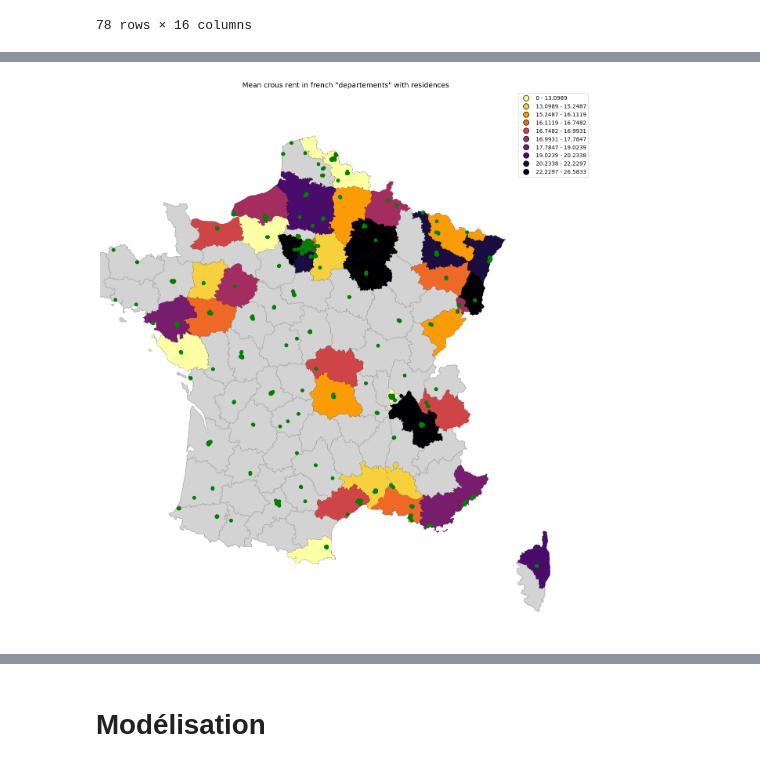
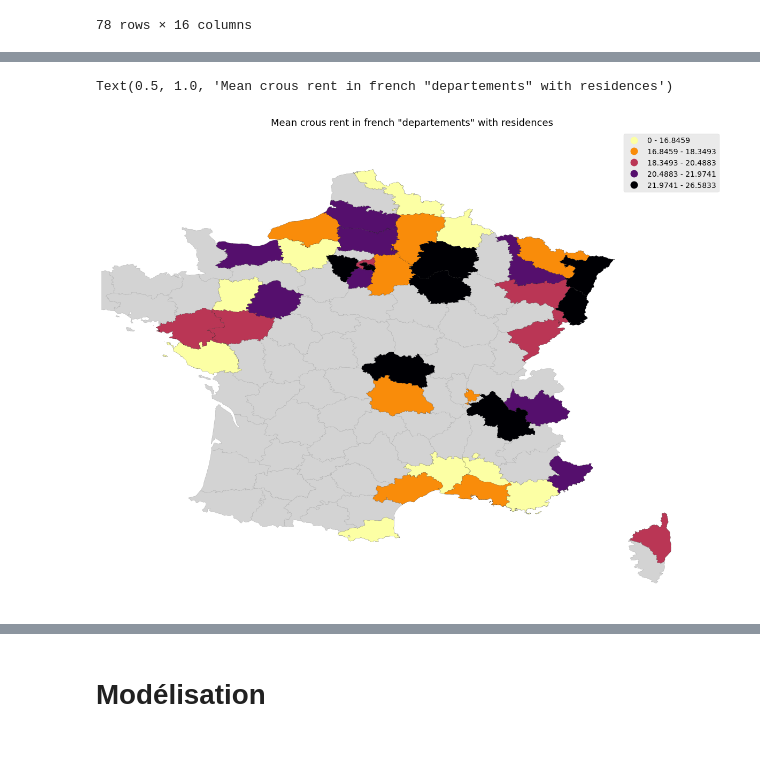
Before and after one commit to Simgnt/La-loi-du-Crous, a Jupyter notebook: Projet_final_with_maps_3_Simon.ipynb, the cells around one changed output, grey strips where cells are left out. Drawn from its saved outputs; the diff is of its cells as text; code cells hidden in the pictures.

```diff
--- a/Projet_final_with_maps_3_Simon.ipynb
+++ b/Projet_final_with_maps_3_Simon.ipynb
@@ -383,10 +385,16 @@ plt.show()
 # %%
+
 df_nb_res_plus = df_nb_res.loc[(df_nb_res['comptage_résidence']>20)]
 departments = df_nb_res_plus['departement']
 Nb_résidence = df_nb_res_plus['comptage_résidence']
+
+fig, ax = plt.subplots(figsize=(20, 10)) #taille adéquate
+
 plt.bar(departments,Nb_résidence )
 plt.xticks(departments, rotation = 'vertical', size =7)
+plt.title("title", loc='left')
 plt.xlabel('Départments')
 plt.ylabel('Départements avec le plus de résidences résidences Crous (>20)')
+plt.style.use("ggplot") #à utiliser pour améliorer le style
 plt.show()
 # %% [output]
@@ -416,6 +476,7 @@ On récupère un fond de carte de la France.
 France = gpd.read_file("https://raw.githubusercontent.com/holtzy/The-Python-Graph-Gallery/master/static/data/france.geojson")
 # %%
 fig, ax = plt.subplots(figsize=(24, 18))
+plt.style.use("default")
 France.plot(ax =ax, edgecolor='darkgrey', facecolor='lightgrey')
 
 df_metro.plot(ax = ax, color='red')
@@ -520,12 +581,12 @@ gpd_mean_wout_nan
 | Vosges | 511.250000 | 229.750000 | 211.250000 | 221.000000 | 15.500000 | 11.500000 | 13.500000 | 6.459698 | ... |
 | Yvelines | 335.285714 | 536.000000 | 374.714286 | 455.357143 | 25.502500 | 16.775000 | 21.138750 | 2.078641 | ... |
 # %%
-fig, ax = plt.subplots(figsize=(24, 18))
+fig, ax = plt.subplots(figsize=(20, 18))
 France.plot(ax =ax, edgecolor='darkgrey', facecolor='lightgrey')
 
 # Set up the color sheme:
 import mapclassify as mc
-scheme = mc.Quantiles(gpd_mean_wout_nan['prix_par_m2_max'], k=10)
+scheme = mc.Quantiles(gpd_mean_wout_nan['prix_par_m2_max'], k=7)
 
 # Map
 gplt.choropleth(gpd_mean_wout_nan,
@@ -537,6 +598,8 @@ gplt.choropleth(gpd_mean_wout_nan,
     ax=ax
 
 );
-
+plt.style.use("seaborn-notebook")
+ax.legend(loc = 4, bbox_to_anchor = (1,0))
+plt.subplots_adjust()
 ax.set_title('Mean crous rent in french departements', fontsize=13);
 # %% [output]
@@ -543,0 +608,5 @@ ax.set_title('Mean crous rent in french departements', fontsize=13);
+# %%
+df_max_bis = df_max[df_max["departement"] != "Guadeloupe"]
+df_max_bis
+gpd_mean = gpd.GeoDataFrame(df_max_bis.join(gdf_dep.set_index('departement')))
+gpd_mean
@@ -544,22 +632,23 @@ ax.set_title('Mean crous rent in french departements', fontsize=13);
 # %%
-fig, ax = plt.subplots(figsize=(24, 18))
+fig, ax = plt.subplots(figsize=(15, 18))
 France.plot(ax =ax, edgecolor='darkgrey', facecolor='lightgrey')
 
 # Set up the color sheme:
 import mapclassify as mc
-scheme = mc.Quantiles(gpd_mean_wout_nan['prix_par_m2_mean'], k=10)
+scheme = mc.Quantiles(gpd_mean['prix_par_m2_min'], k=5)
 
 # Map
-gplt.choropleth(gpd_mean_wout_nan,
-    hue="prix_par_m2_mean",
+gplt.choropleth(gpd_mean,
+    hue="prix_par_m2_min",
     linewidth=.1,
     scheme=scheme, cmap='inferno_r',
     legend=True,
     edgecolor='black',
     ax=ax
 );
+
 ax.set_title('Mean crous rent in french "departements" with residences', fontsize=13)
-
-df_metro.plot(ax = ax, color='green');
+#df_metro.plot(ax = ax, color='darkgreen', alpha = 1, markersize = 5);
 # %% [output]
+Text(0.5, 1.0, 'Mean crous rent in french "departements" with residences')
-[figure, old version]
+[figure, new version]
```
Also changed, not shown: parts of 21 cells of this notebook.
